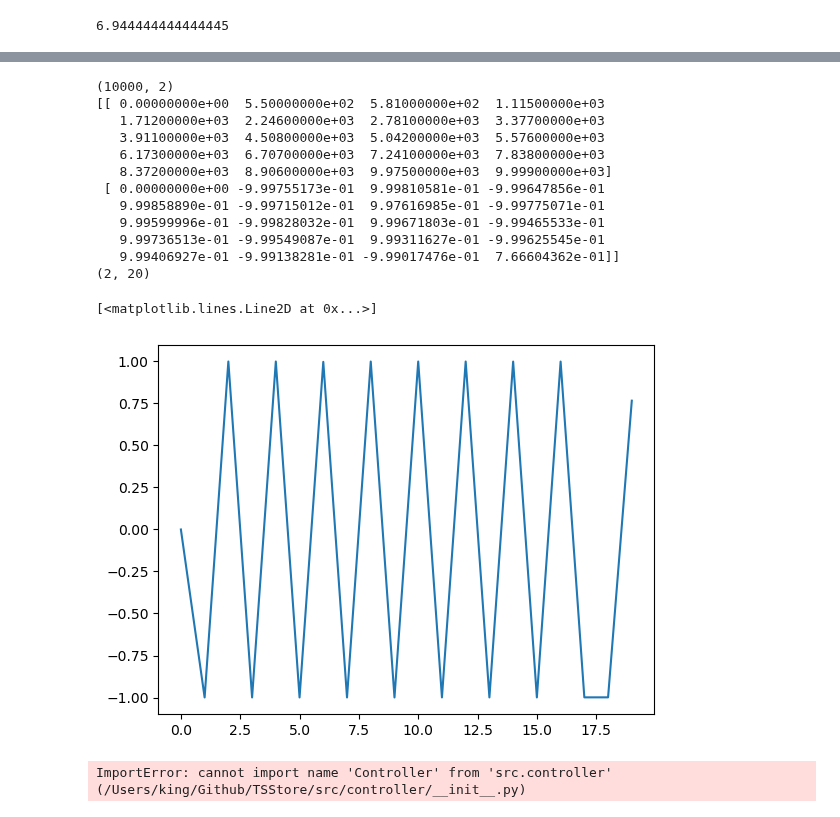
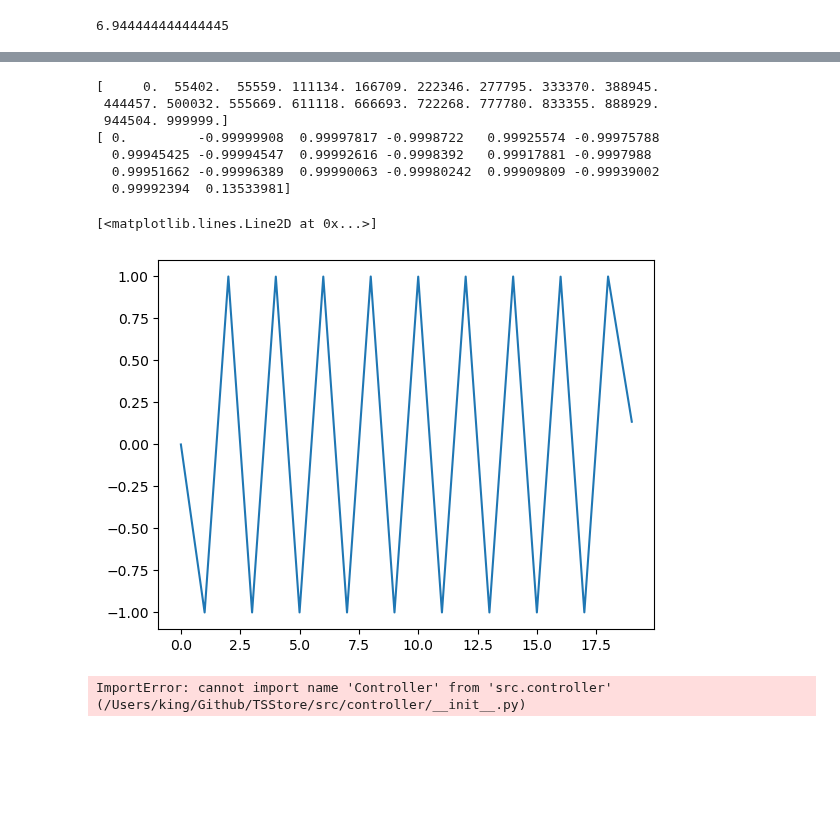
Before and after one commit to edge-ml/Dataset-store, a Jupyter notebook: test_binary.ipynb, the cells around one changed output, grey strips where cells are left out. Saved outputs shown, nothing was run; the diff lists cells and outputs as text; code cells hidden in the pictures; blank space fills up the shorter version.

```diff
--- a/test_binary.ipynb
+++ b/test_binary.ipynb
@@ -21,7 +24,7 @@ time = []
 sin_x = []
 cos_x = []
 
-for i in range(0,10000):
+for i in range(0,1000000):
     time.append(i)
     sin_x.append(sin(i / 10))
     cos_x.append(cos(i / 10))
@@ -55,29 +58,26 @@ plt.plot(t_new, sin_new)
 # %%
-import lttb
+import lttbc
 import numpy as np
 
 
-data = np.asarray([time, sin_x]).T
-print(data.shape)
-data = lttb.downsample(data, n_out=20)
-print(data)
-print(data.shape)
-plt.plot(data[1])
+# data = np.asarray([time, sin_x]).T
+# print(data.shape)
+[d, t] = lttbc.downsample(time, sin_x, 20)
+
+print(d)
+print(t)
+
+plt.plot(t)
 # %% [output]
-(10000, 2)
-[[ 0.00000000e+00  5.50000000e+02  5.81000000e+02  1.11500000e+03
-   1.71200000e+03  2.24600000e+03  2.78100000e+03  3.37700000e+03
-   3.91100000e+03  4.50800000e+03  5.04200000e+03  5.57600000e+03
-   6.17300000e+03  6.70700000e+03  7.24100000e+03  7.83800000e+03
-   8.37200000e+03  8.90600000e+03  9.97500000e+03  9.99900000e+03]
- [ 0.00000000e+00 -9.99755173e-01  9.99810581e-01 -9.99647856e-01
-   9.99858890e-01 -9.99715012e-01  9.97616985e-01 -9.99775071e-01
-   9.99599996e-01 -9.99828032e-01  9.99671803e-01 -9.99465533e-01
-   9.99736513e-01 -9.99549087e-01  9.99311627e-01 -9.99625545e-01
-   9.99406927e-01 -9.99138281e-01 -9.99017476e-01  7.66604362e-01]]
-(2, 20)
+[     0.  55402.  55559. 111134. 166709. 222346. 277795. 333370. 388945.
+ 444457. 500032. 555669. 611118. 666693. 722268. 777780. 833355. 888929.
+ 944504. 999999.]
+[ 0.         -0.99999908  0.99997817 -0.9998722   0.99925574 -0.99975788
+  0.99945425 -0.99994547  0.99992616 -0.9998392   0.99917881 -0.9997988
+  0.99951662 -0.99996389  0.99990063 -0.99980242  0.99909809 -0.99939002
+  0.99992394  0.13533981]
 [<matplotlib.lines.Line2D at 0x...>]
-[figure, old version]
+[figure, new version]
 # %%
 import numpy as np
 
```
Also changed, not shown: parts of 4 cells of this notebook, 5 other files.
